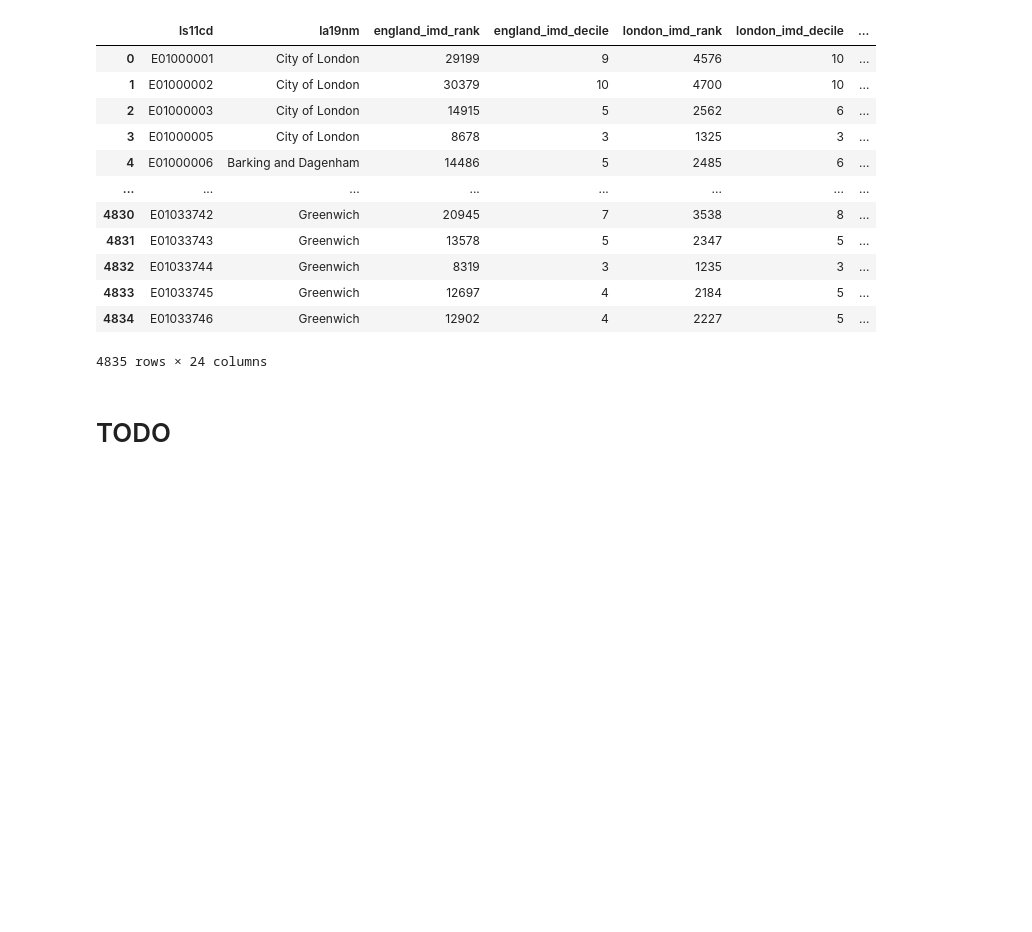
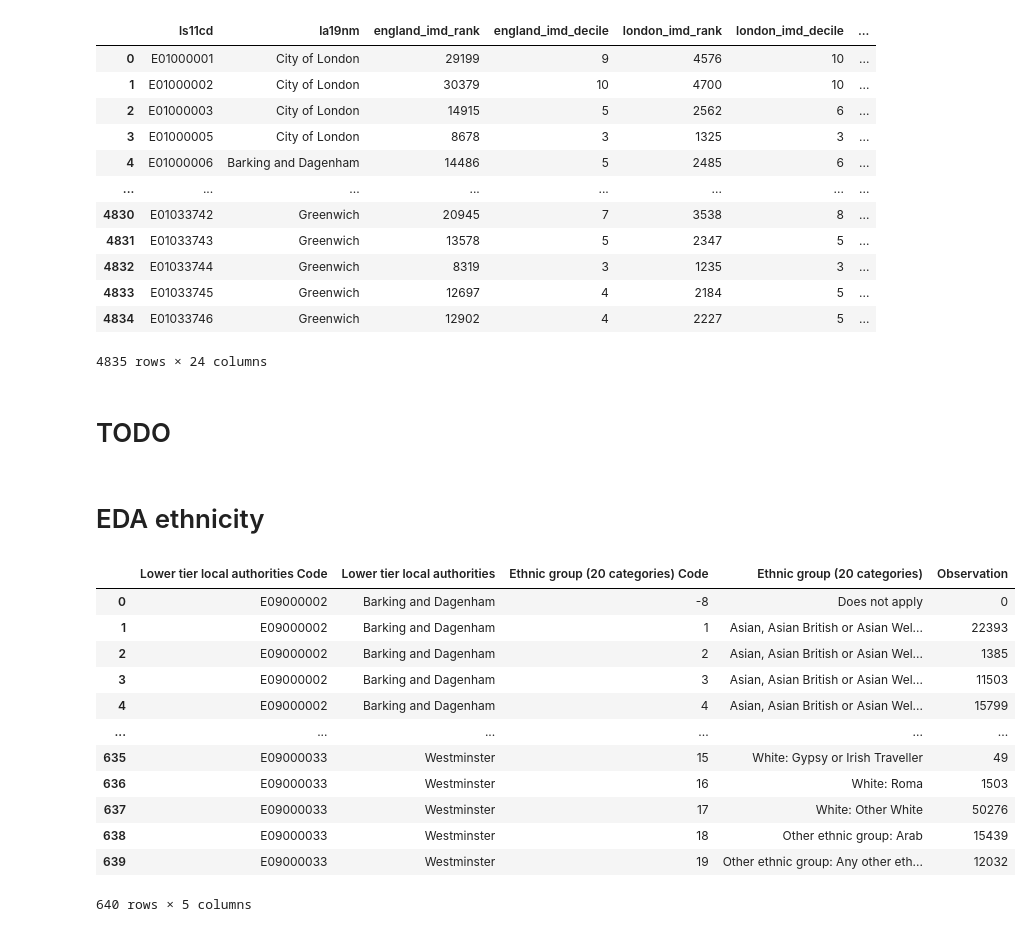
Before and after one commit to skyrimer/ARWCASP, a Jupyter notebook: basic_eda.ipynb, the cells around one changed output. Cells and saved outputs as stored; diff of their text form; code cells hidden in the pictures; blank space fills up the shorter version.

Commit message:
Add ethnicity data

```diff
--- a/basic_eda.ipynb
+++ b/basic_eda.ipynb
@@ -7,6 +7,7 @@ search = pd.read_parquet("processed_data/search.parquet")
 outcomes = pd.read_parquet("processed_data/outcomes.parquet")
 busylocations = pd.read_parquet("processed_data/london_busy.parquet")
 deprivation = pd.read_parquet("processed_data/deprivation_index.parquet")
+ethnicity = pd.read_parquet("processed_data/ethnicity_index.parquet")
 # %% [markdown]
 ## EDA on Street
 # %%
@@ -1308,3 +1309,21 @@ deprivation
 4835 rows × 24 columns
 # %% [markdown]
 # TODO
+# %% [markdown]
+# EDA ethnicity
+# %%
+ethnicity
+# %% [output]
+|  | Lower tier local authorities Code | Lower tier local authorities | Ethnic group (20 categories) Code | Ethnic group (20 categories) | Observation |
+| 0 | E09000002 | Barking and Dagenham | -8 | Does not apply | 0 |
+| 1 | E09000002 | Barking and Dagenham | 1 | Asian, Asian British or Asian Wel... | 22393 |
+| 2 | E09000002 | Barking and Dagenham | 2 | Asian, Asian British or Asian Wel... | 1385 |
+| 3 | E09000002 | Barking and Dagenham | 3 | Asian, Asian British or Asian Wel... | 11503 |
+| 4 | E09000002 | Barking and Dagenham | 4 | Asian, Asian British or Asian Wel... | 15799 |
+| ... | ... | ... | ... | ... | ... |
+| 635 | E09000033 | Westminster | 15 | White: Gypsy or Irish Traveller | 49 |
+| 636 | E09000033 | Westminster | 16 | White: Roma | 1503 |
+| 637 | E09000033 | Westminster | 17 | White: Other White | 50276 |
+| 638 | E09000033 | Westminster | 18 | Other ethnic group: Arab | 15439 |
+| 639 | E09000033 | Westminster | 19 | Other ethnic group: Any other eth... | 12032 |
+640 rows × 5 columns
```
Also changed, not shown: 3 other files.
